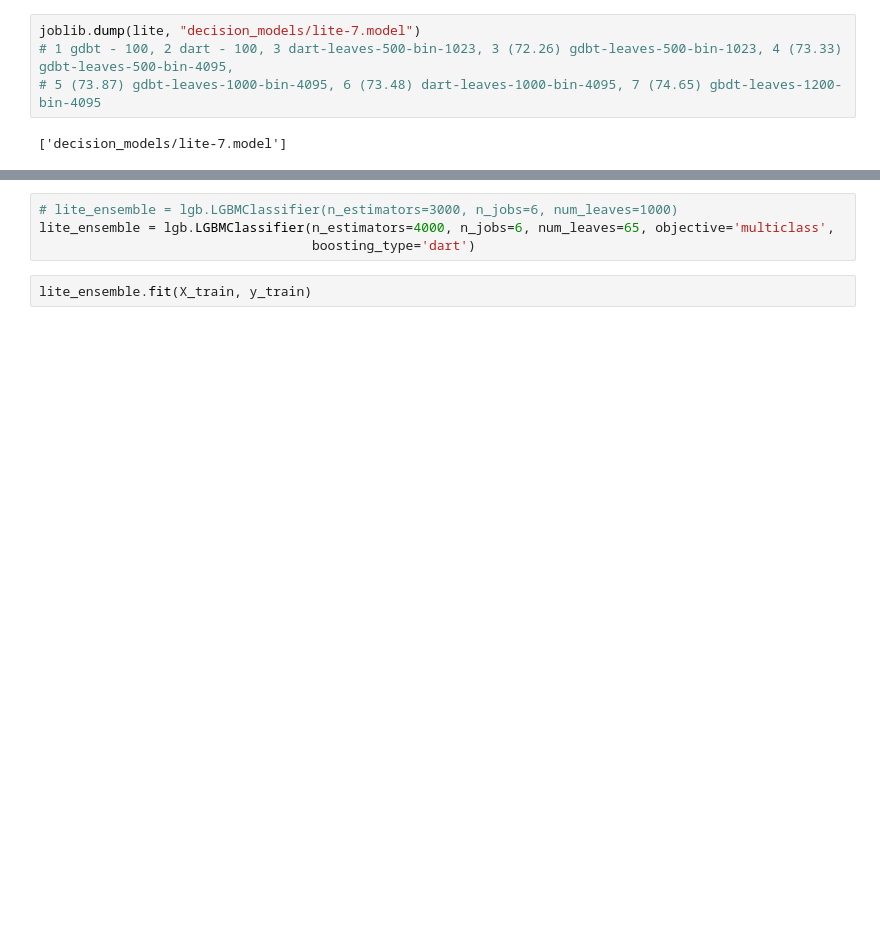
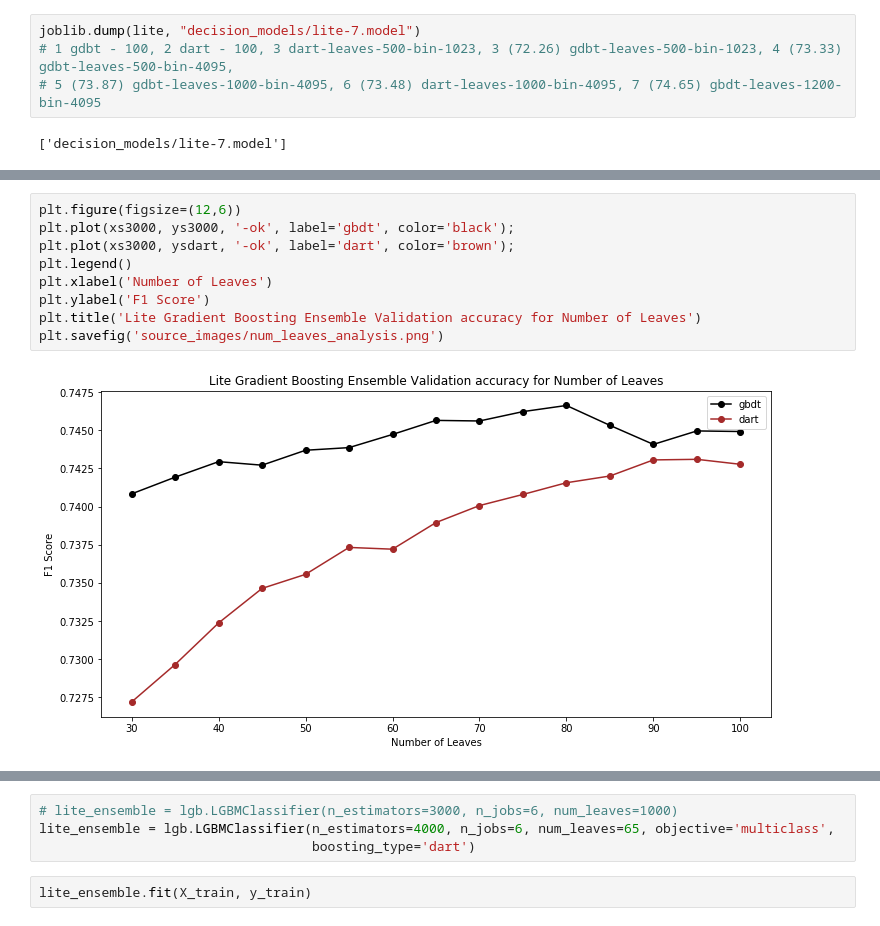
Before and after one commit to vidhur2k/Earthquake-Prediction, a Jupyter notebook: lightgbmtree.ipynb, the cells around one changed output, grey strips where cells are left out. Cells and saved outputs as stored; diff of their text form; blank space fills up the shorter version.

```diff
--- a/lightgbmtree.ipynb
+++ b/lightgbmtree.ipynb
@@ -101,0 +133,11 @@ joblib.dump(lite, "decision_models/lite-7.model")
+# %%
+plt.figure(figsize=(12,6))
+plt.plot(xs3000, ys3000, '-ok', label='gbdt', color='black');
+plt.plot(xs3000, ysdart, '-ok', label='dart', color='brown');
+plt.legend()
+plt.xlabel('Number of Leaves')
+plt.ylabel('F1 Score')
+plt.title('Lite Gradient Boosting Ensemble Validation accuracy for Number of Leaves')
+plt.savefig('source_images/num_leaves_analysis.png')
+# %% [output]
+[figure, added]
```
Also changed, not shown: parts of 3 cells of this notebook, 10 other files.
